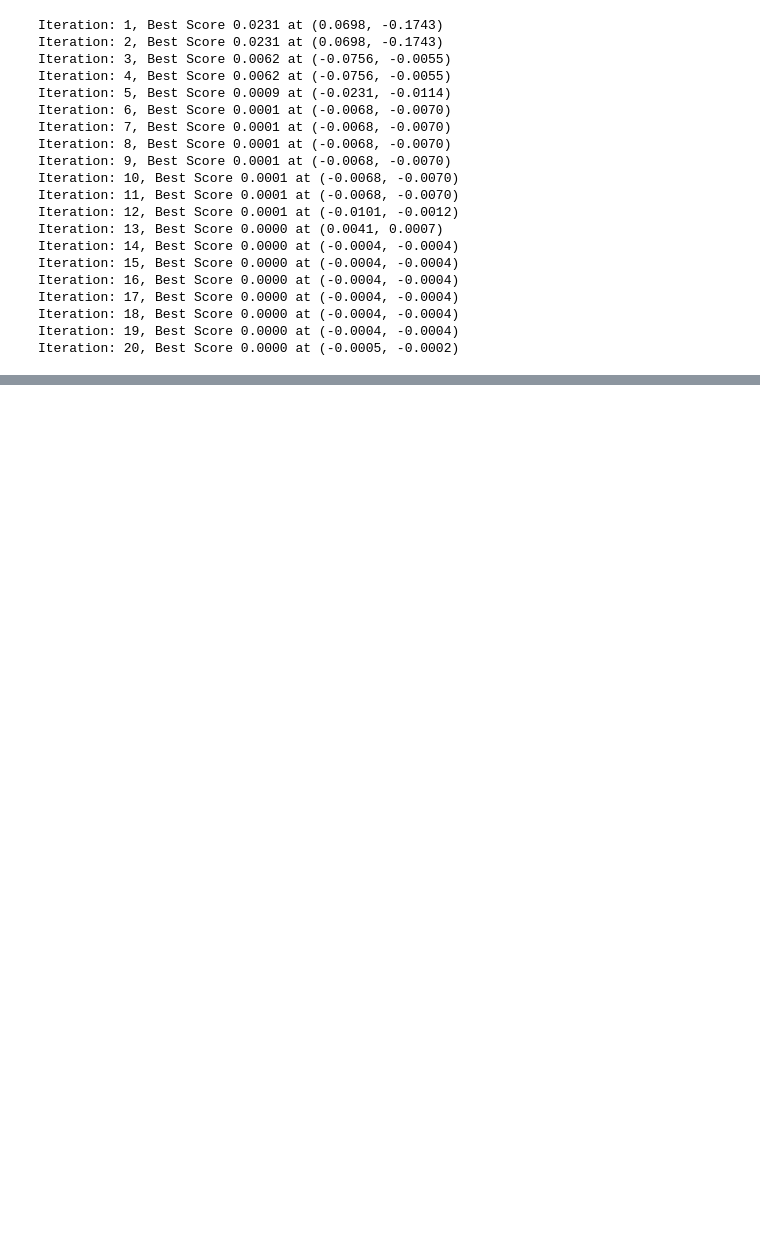
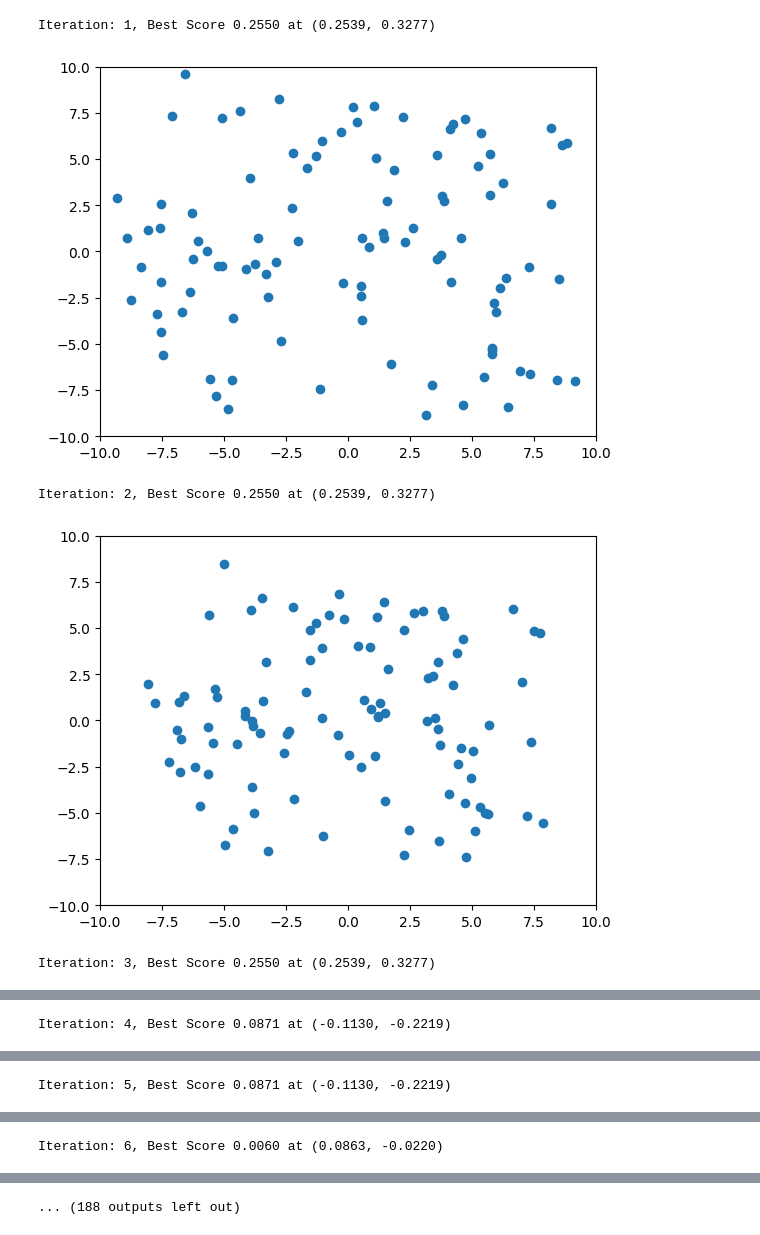
Before and after one commit to jackplant02/particle_swarm, a Jupyter notebook: optimization.ipynb, the cells around one changed output, grey strips where cells are left out. Drawn from its saved outputs; the diff is of its cells as text; code cells hidden in the pictures; blank space fills up the shorter version.

Commit message:
beginning of basic plotting function

```diff
--- a/optimization.ipynb
+++ b/optimization.ipynb
@@ -6,29 +6,15 @@ import math
 def optimization_function(x, y):
     return x**2 + y**2 + math.sin(x * y)
 
-new_swarm = swarm(size=1000, scorer = optimization_function)
+new_swarm = swarm(size=100, scorer = optimization_function, bounds=10)
 # %%
-for i in range(20):
+for i in range(100):
     swarm.update_all(new_swarm)
     print(f"Iteration: {i+1}, Best Score {new_swarm.best_score:.4f} at ({new_swarm.x_group_best:.4f}, {new_swarm.y_group_best:.4f})")
+    swarm.plot_birds(new_swarm)
 # %% [output]
-Iteration: 1, Best Score 0.0231 at (0.0698, -0.1743)
-Iteration: 2, Best Score 0.0231 at (0.0698, -0.1743)
-Iteration: 3, Best Score 0.0062 at (-0.0756, -0.0055)
-Iteration: 4, Best Score 0.0062 at (-0.0756, -0.0055)
-Iteration: 5, Best Score 0.0009 at (-0.0231, -0.0114)
-Iteration: 6, Best Score 0.0001 at (-0.0068, -0.0070)
-Iteration: 7, Best Score 0.0001 at (-0.0068, -0.0070)
-Iteration: 8, Best Score 0.0001 at (-0.0068, -0.0070)
-Iteration: 9, Best Score 0.0001 at (-0.0068, -0.0070)
-Iteration: 10, Best Score 0.0001 at (-0.0068, -0.0070)
-Iteration: 11, Best Score 0.0001 at (-0.0068, -0.0070)
-Iteration: 12, Best Score 0.0001 at (-0.0101, -0.0012)
-Iteration: 13, Best Score 0.0000 at (0.0041, 0.0007)
-Iteration: 14, Best Score 0.0000 at (-0.0004, -0.0004)
-Iteration: 15, Best Score 0.0000 at (-0.0004, -0.0004)
-Iteration: 16, Best Score 0.0000 at (-0.0004, -0.0004)
-Iteration: 17, Best Score 0.0000 at (-0.0004, -0.0004)
-Iteration: 18, Best Score 0.0000 at (-0.0004, -0.0004)
-Iteration: 19, Best Score 0.0000 at (-0.0004, -0.0004)
-Iteration: 20, Best Score 0.0000 at (-0.0005, -0.0002)
+Iteration: 1, Best Score 0.2550 at (0.2539, 0.3277)
+[figure, added]
+Iteration: 2, Best Score 0.2550 at (0.2539, 0.3277)
+[figure, added]
+Iteration: 3, Best Score 0.2550 at (0.2539, 0.3277)
@@ -34,0 +22 @@ Iteration: 20, Best Score 0.0000 at (-0.0005, -0.0002)
+Iteration: 4, Best Score 0.0871 at (-0.1130, -0.2219)
@@ -34,0 +24 @@ Iteration: 20, Best Score 0.0000 at (-0.0005, -0.0002)
+Iteration: 5, Best Score 0.0871 at (-0.1130, -0.2219)
@@ -34,0 +26 @@ Iteration: 20, Best Score 0.0000 at (-0.0005, -0.0002)
+Iteration: 6, Best Score 0.0060 at (0.0863, -0.0220)
@@ -34,0 +28 @@ Iteration: 20, Best Score 0.0000 at (-0.0005, -0.0002)
+... (188 outputs left out)
```
Also changed, not shown: parts of 1 cell of this notebook, 1 other file.
